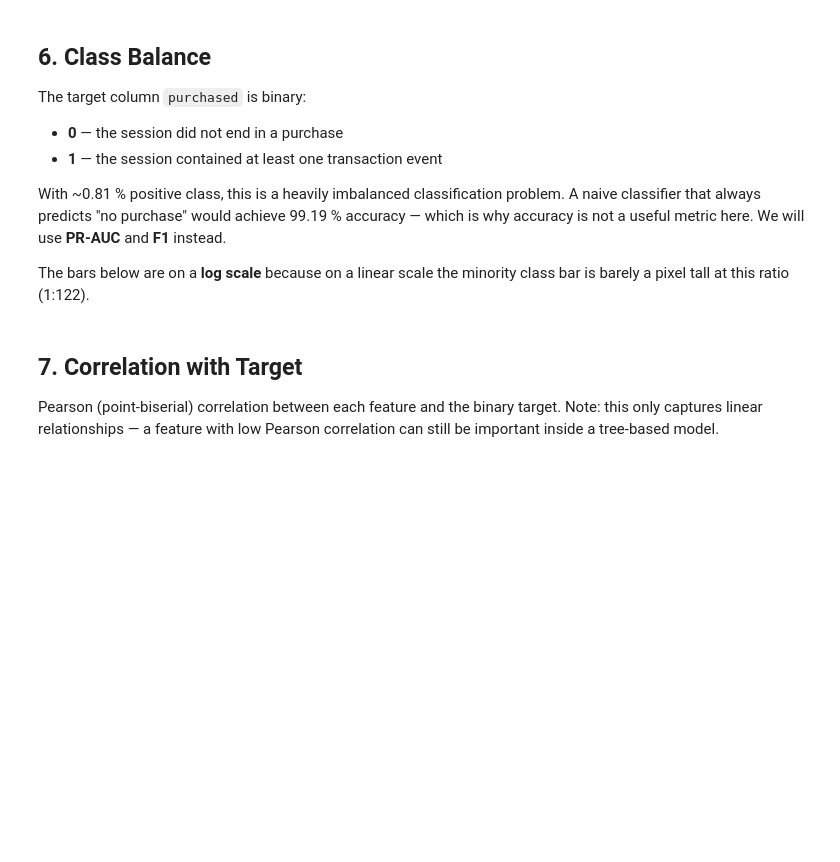
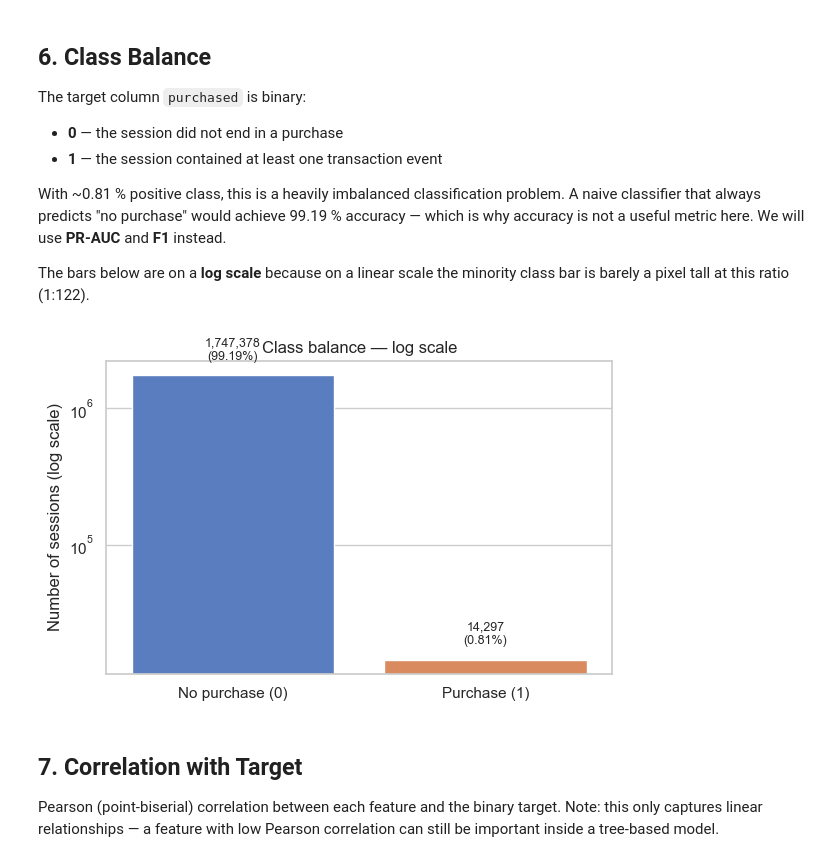
Before and after one commit to helenaschulz/sensei, a Jupyter notebook: notebooks/02_sessionize.ipynb, the cells around one changed output. Drawn from its saved outputs; the diff is of its cells as text; code cells hidden in the pictures; blank space fills up the shorter version.

```diff
--- a/notebooks/02_sessionize.ipynb
+++ b/notebooks/02_sessionize.ipynb
@@ -152,27 +202,33 @@ which is why accuracy is not a useful metric here. We will use **PR-AUC** and **
 The bars below are on a **log scale** because on a linear scale the minority class bar
 is barely a pixel tall at this ratio (1:122).
 # %%
+n_purchase = sessions['purchased'].sum()
+n_no_purchase = len(sessions) - n_purchase
+pct = (n_purchase / len(sessions)) * 100
+
 balance_df = pd.DataFrame({
     'Class': ['No purchase (0)', 'Purchase (1)'],
     'Sessions': [n_no_purchase, n_purchase],
     'Share (%)': [round(100 - pct, 2), round(pct, 2)],
 })
 
 # Log scale is necessary — the two bars differ by a factor of ~120.
 # On a linear scale, the minority class bar would be nearly invisible.
 fig, ax = plt.subplots(figsize=(6, 4))
 sns.barplot(data=balance_df, x='Class', y='Sessions', hue='Class',
             palette='muted', legend=False, ax=ax)
 ax.set_yscale('log')
 ax.set_title('Class balance — log scale')
 ax.set_ylabel('Number of sessions (log scale)')
 ax.set_xlabel('')
 for i, row in balance_df.iterrows():
     ax.text(i, row['Sessions'] * 1.3,
             f"{row['Sessions']:,}\n({row['Share (%)']:.2f}%)",
             ha='center', fontsize=9)
 plt.tight_layout()
 plt.show()
+# %% [output]
+[figure, added]
 # %% [markdown]
 ## 7. Correlation with Target
 
```
Also changed, not shown: parts of 9 cells of this notebook.
